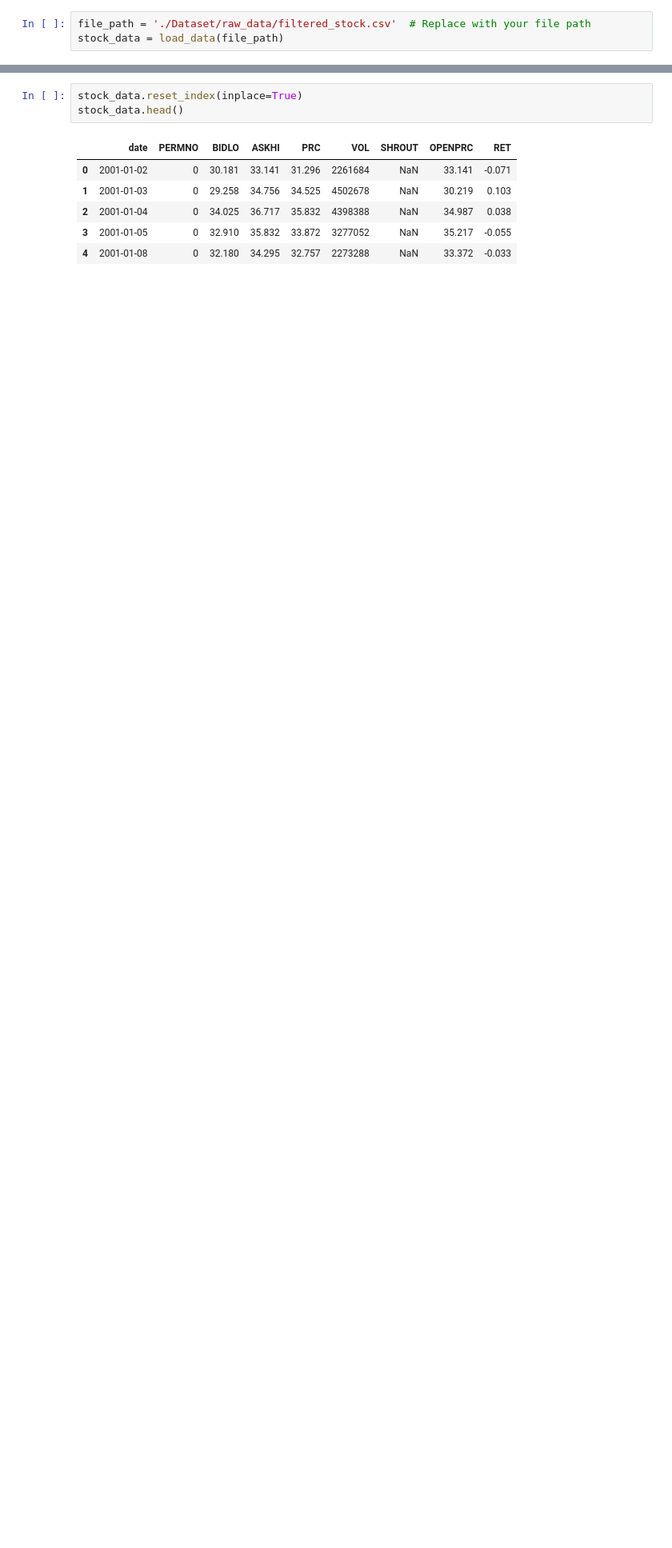
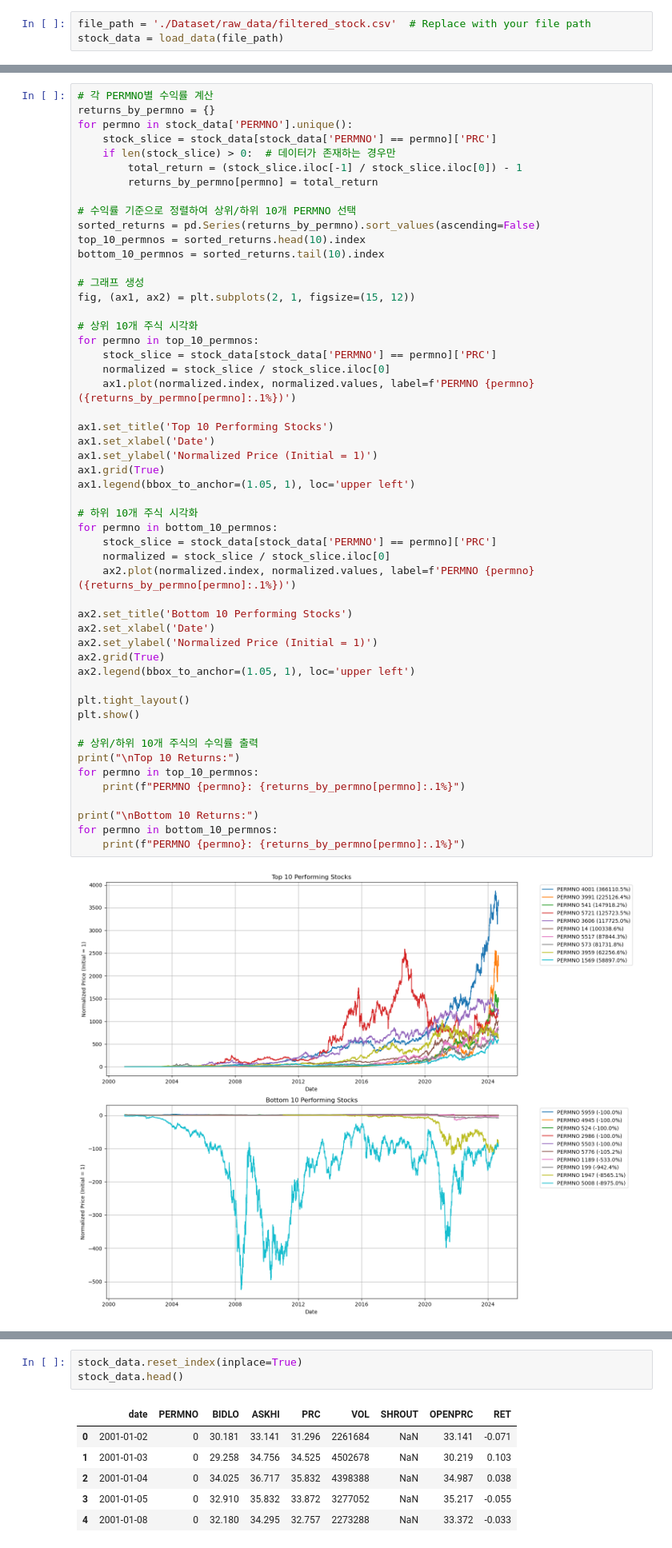
Before and after one commit to ChoiInYeol/ChartPortfolio, a Jupyter notebook: RIPT/visualize.ipynb, the cells around one changed output, grey strips where cells are left out. Shown at 80% size. Saved outputs shown, nothing was run; the diff lists cells and outputs as text; blank space fills up the shorter version.

```diff
--- a/RIPT/visualize.ipynb
+++ b/RIPT/visualize.ipynb
@@ -92,0 +92,54 @@ plt.grid(True)
+# %%
+# 각 PERMNO별 수익률 계산
+returns_by_permno = {}
+for permno in stock_data['PERMNO'].unique():
+    stock_slice = stock_data[stock_data['PERMNO'] == permno]['PRC']
+    if len(stock_slice) > 0:  # 데이터가 존재하는 경우만
+        total_return = (stock_slice.iloc[-1] / stock_slice.iloc[0]) - 1
+        returns_by_permno[permno] = total_return
+
+# 수익률 기준으로 정렬하여 상위/하위 10개 PERMNO 선택
+sorted_returns = pd.Series(returns_by_permno).sort_values(ascending=False)
+top_10_permnos = sorted_returns.head(10).index
+bottom_10_permnos = sorted_returns.tail(10).index
+
+# 그래프 생성
+fig, (ax1, ax2) = plt.subplots(2, 1, figsize=(15, 12))
+
+# 상위 10개 주식 시각화
+for permno in top_10_permnos:
+    stock_slice = stock_data[stock_data['PERMNO'] == permno]['PRC']
+    normalized = stock_slice / stock_slice.iloc[0]
+    ax1.plot(normalized.index, normalized.values, label=f'PERMNO {permno} ({returns_by_permno[permno]:.1%})')
+
+ax1.set_title('Top 10 Performing Stocks')
+ax1.set_xlabel('Date')
+ax1.set_ylabel('Normalized Price (Initial = 1)')
+ax1.grid(True)
+ax1.legend(bbox_to_anchor=(1.05, 1), loc='upper left')
+
+# 하위 10개 주식 시각화
+for permno in bottom_10_permnos:
+    stock_slice = stock_data[stock_data['PERMNO'] == permno]['PRC']
+    normalized = stock_slice / stock_slice.iloc[0]
+    ax2.plot(normalized.index, normalized.values, label=f'PERMNO {permno} ({returns_by_permno[permno]:.1%})')
+
+ax2.set_title('Bottom 10 Performing Stocks')
+ax2.set_xlabel('Date')
+ax2.set_ylabel('Normalized Price (Initial = 1)')
+ax2.grid(True)
+ax2.legend(bbox_to_anchor=(1.05, 1), loc='upper left')
+
+plt.tight_layout()
+plt.show()
+
+# 상위/하위 10개 주식의 수익률 출력
+print("\nTop 10 Returns:")
+for permno in top_10_permnos:
+    print(f"PERMNO {permno}: {returns_by_permno[permno]:.1%}")
+
+print("\nBottom 10 Returns:")
+for permno in bottom_10_permnos:
+    print(f"PERMNO {permno}: {returns_by_permno[permno]:.1%}")
+# %% [output]
+[figure, added]
```
Also changed, not shown: parts of 5 cells of this notebook, 11 other files.
